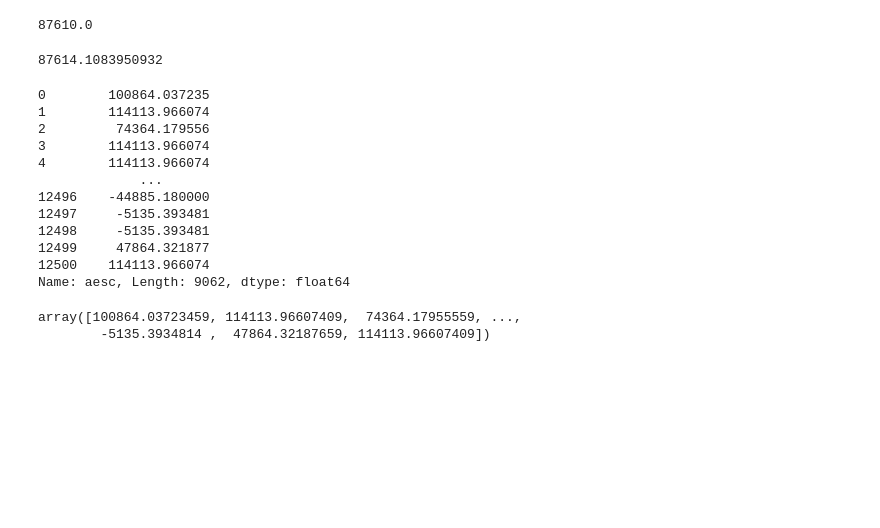
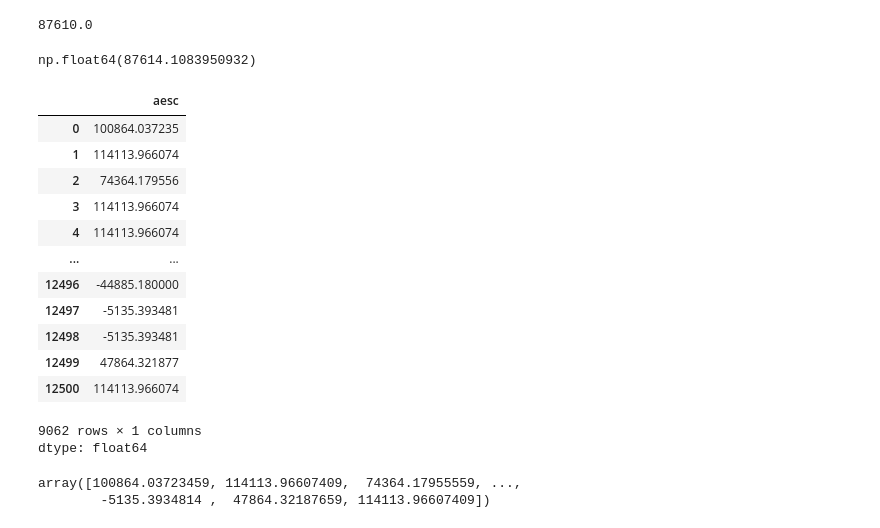
Before and after one commit to rpasquini/econometria-iae, a Jupyter notebook: OLS_2_Ajuste_Propiedades_Test_de_Hipótesis.ipynb, the cells around one changed output. Saved outputs shown, nothing was run; the diff lists cells and outputs as text; code cells hidden in the pictures; blank space fills up the shorter version.

```diff
--- a/OLS_2_Ajuste_Propiedades_Test_de_Hipótesis.ipynb
+++ b/OLS_2_Ajuste_Propiedades_Test_de_Hipótesis.ipynb
@@ -44,3 +44,5 @@ Index(['id', 'nhogar', 'miembro', 'comuna', 'dominio', 'edad', 'sexo',
 df['ingreso']=df['ingtot_2']
 # %%
 df=df[df['ingreso']>0]
+# %%
+df['logingreso']=np.log(df['ingtot_2'])
@@ -139,11 +151,11 @@ Notes:
 # %%
 import statsmodels.formula.api as smf
 # %%
-mod = smf.ols(formula='ingreso ~ aesc', data=df, )
+modelo = smf.ols(formula='ingreso ~ aesc', data=df, )
 
-res = mod.fit()
+resultados = modelo.fit()
 
-print(res.summary())
+print(resultados.summary())
 # %% [output]
                             OLS Regression Results
 ==============================================================================
@@ -183,25 +195,27 @@ $\hat{Y}=\hat{\beta_0}+\hat{\beta_1}*X$
 87610.0
 # %%
 # 10 años de escolaridad levantando los parametros de los resultados del ajuste
-resultados.params['const']+resultados.params['aesc']*10
+resultados.params['Intercept']+resultados.params['aesc']*10
 # %% [output]
-87614.1083950932
+np.float64(87614.1083950932)
 # %%
 # Predicciones para observaciones en la data
-resultados.params['const']+resultados.params['aesc']*dfmodel.aesc
+resultados.params['Intercept']+resultados.params['aesc']*dfmodel.aesc
 # %% [output]
+|  | aesc |
+| 0 | 100864.037235 |
+| 1 | 114113.966074 |
+| 2 | 74364.179556 |
+| 3 | 114113.966074 |
+| 4 | 114113.966074 |
+| ... | ... |
+| 12496 | -44885.180000 |
+| 12497 | -5135.393481 |
+| 12498 | -5135.393481 |
+| 12499 | 47864.321877 |
+| 12500 | 114113.966074 |
-0        100864.037235
-1        114113.966074
-2         74364.179556
-3        114113.966074
-4        114113.966074
-             ...
-12496    -44885.180000
-12497     -5135.393481
-12498     -5135.393481
-12499     47864.321877
-12500    114113.966074
-Name: aesc, Length: 9062, dtype: float64
+9062 rows × 1 columns
+dtype: float64
 # %%
 resultados.predict()
 # %% [output]
```
Also changed, not shown: parts of 18 cells of this notebook.
